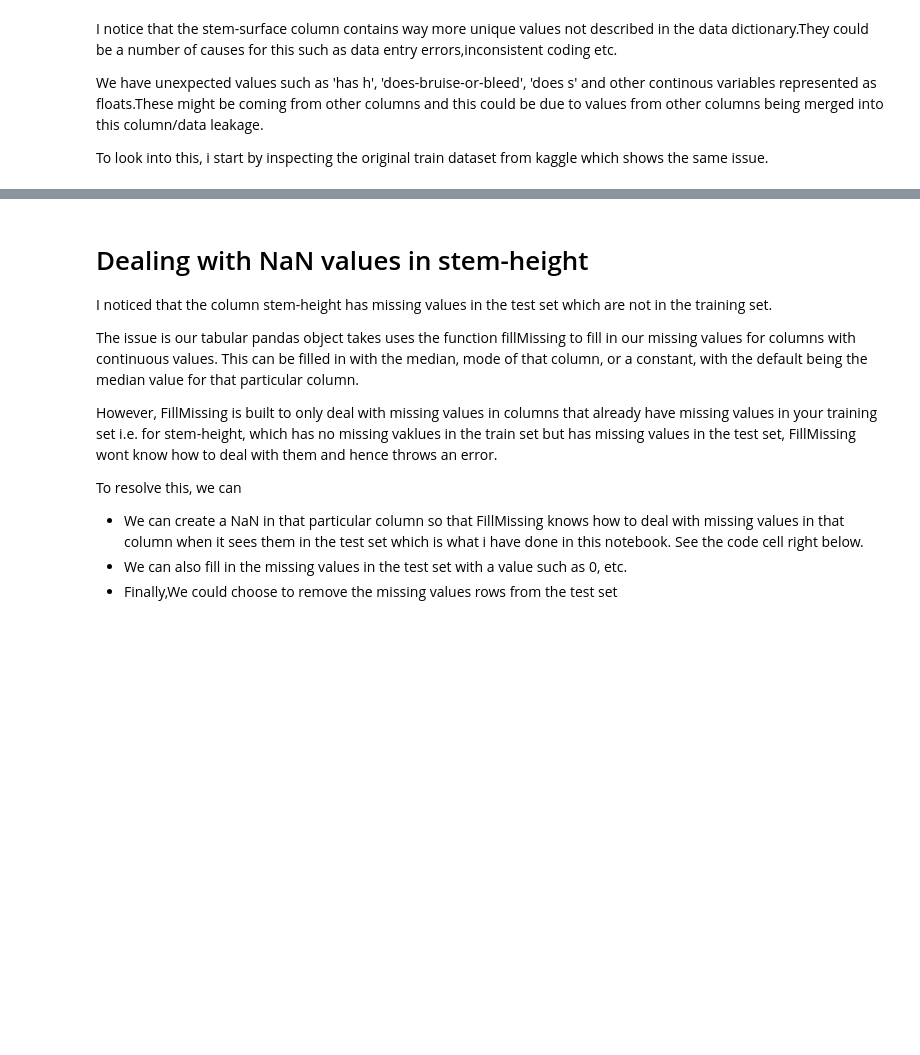
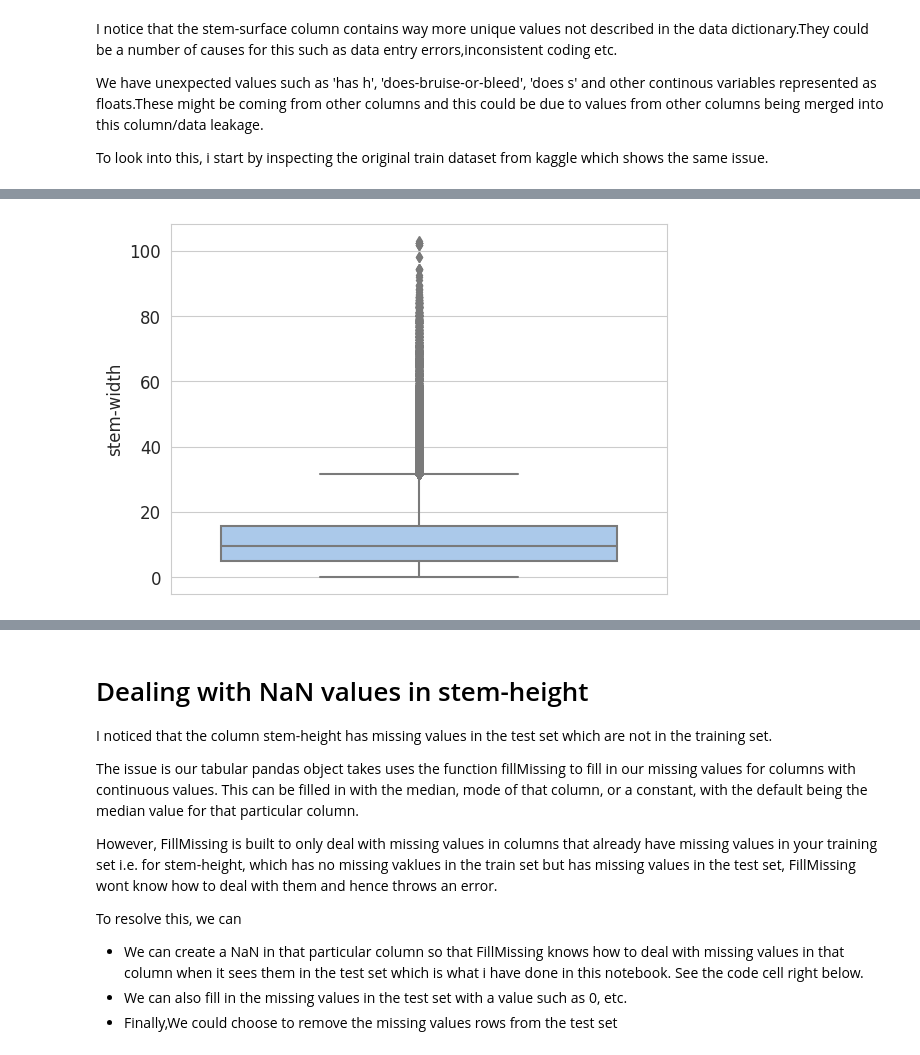
Before and after one commit to rubanzasilva/poisonous_mushrooms_classification, a Jupyter notebook: fastai_gradient_boosting.ipynb, the cells around one changed output, grey strips where cells are left out. Saved outputs shown, nothing was run; the diff lists cells and outputs as text; code cells hidden in the pictures; blank space fills up the shorter version.

```diff
--- a/fastai_gradient_boosting.ipynb
+++ b/fastai_gradient_boosting.ipynb
@@ -519,0 +524,5 @@ We shall use fastai's FillMissing to deal with the NaN's as shown below.
+# %%
+sns.boxplot(y = "stem-width", palette = "pastel", data = train_df)
+plt.show()
+# %% [output]
+[figure, added]
```
Also changed, not shown: parts of 80 cells of this notebook.
